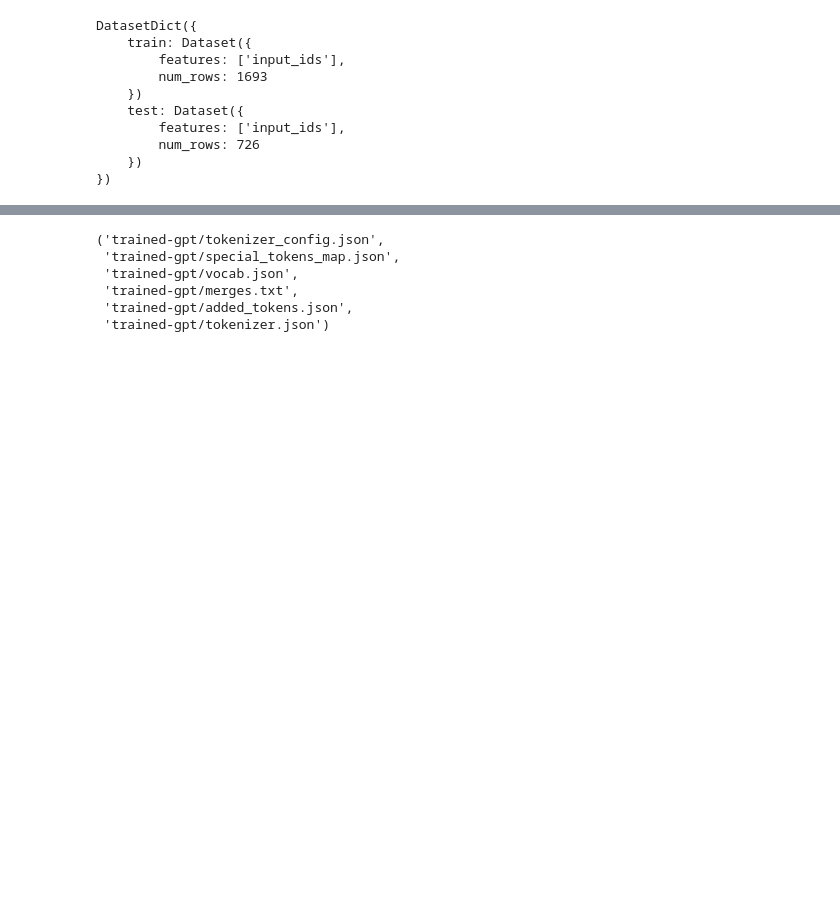
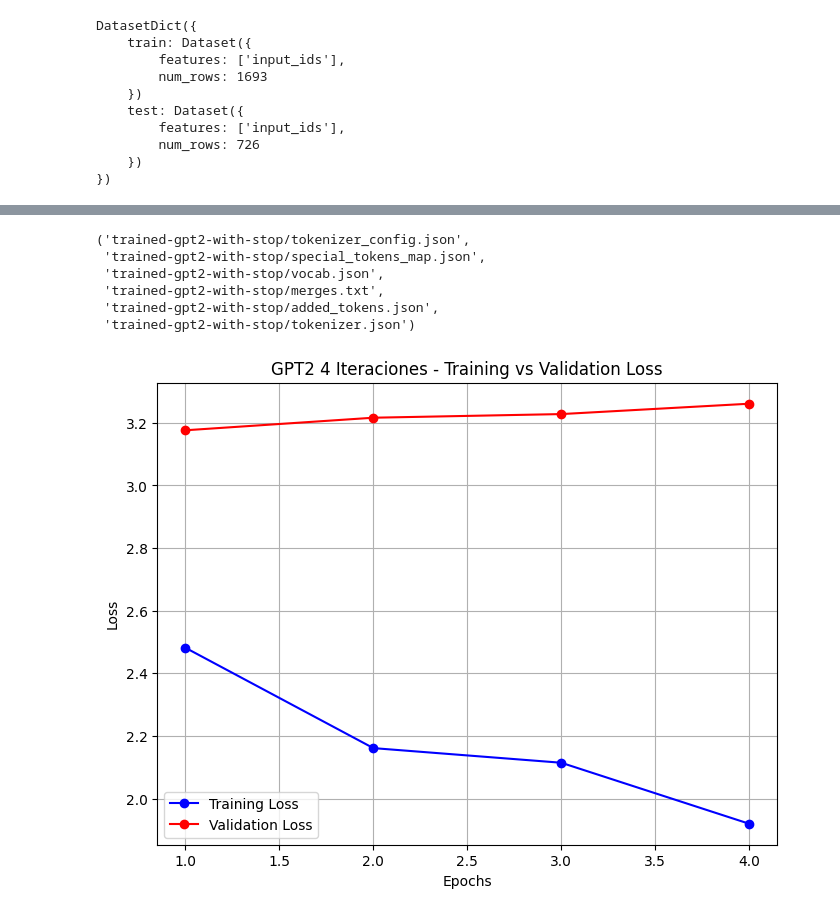
Before and after one commit to LeandroLopez013/Generacion-de-comentarios-humoristicos-con-gpt-2, a Jupyter notebook: fine_tuning.ipynb, the cells around one changed output, grey strips where cells are left out. Drawn from its saved outputs; the diff is of its cells as text; code cells hidden in the pictures; blank space fills up the shorter version.

```diff
--- a/fine_tuning.ipynb
+++ b/fine_tuning.ipynb
@@ -185,13 +202,13 @@ TrainOutput(global_step=3180, training_loss=2.3304054716098235, metrics={'train_
 # %%
 # Guardamos el modelo (solo correr si se vuelve a entrenar el modelo)
-trainer.save_model('trained-gpt')
-tokenizer.save_pretrained('trained-gpt')
+#trainer.save_model('trained-gpt2-with-stop')
+#tokenizer.save_pretrained('trained-gpt2-with-stop')
 # %% [output]
-('trained-gpt/tokenizer_config.json',
- 'trained-gpt/special_tokens_map.json',
- 'trained-gpt/vocab.json',
- 'trained-gpt/merges.txt',
- 'trained-gpt/added_tokens.json',
- 'trained-gpt/tokenizer.json')
+('trained-gpt2-with-stop/tokenizer_config.json',
+ 'trained-gpt2-with-stop/special_tokens_map.json',
+ 'trained-gpt2-with-stop/vocab.json',
+ 'trained-gpt2-with-stop/merges.txt',
+ 'trained-gpt2-with-stop/added_tokens.json',
+ 'trained-gpt2-with-stop/tokenizer.json')
 # %%
 # Correr para cargar el modelo pre-entrenado
@@ -202,0 +217,35 @@ best = 10
+# %%
+# Datos
+epochs = [1, 2, 3, 4]
+training_loss = [2.481500, 2.161100, 2.114400, 1.919600]
+validation_loss = [3.176255, 3.216372, 3.227968, 3.261066]
+
+epochs2 = list(range(1, 16))
+training_loss2 = [3.347200, 2.896200, 2.597600, 2.349400, 2.134900, 1.937500,
+                     1.777700, 1.640100, 1.513900, 1.421800, 1.334000, 1.273000,
+                     1.222700, 1.180900, 1.168000]
+validation_loss2 = [3.188109, 3.147020, 3.147712, 3.170731, 3.194566, 3.222896,
+                       3.257123, 3.285432, 3.307516, 3.334086, 3.355662, 3.369654,
+                       3.382810, 3.388117, 3.391587]
+
+def plot(epochs, training_loss, validation_loss, title:str):
+    plt.figure(figsize=(8, 6))
+    plt.plot(epochs, training_loss, label='Training Loss', marker='o', color='blue')
+    plt.plot(epochs, validation_loss,
+             label='Validation Loss', marker='o', color='red')
+
+    # Etiquetas y Título
+    plt.xlabel('Epochs')
+    plt.ylabel('Loss')
+    plt.title(f'{title} - Training vs Validation Loss')
+
+    # Leyenda
+    plt.legend()
+
+    # Mostrar el gráfico
+    plt.grid(True)
+    plt.show()
+# %%
+plot(epochs, training_loss, validation_loss, 'GPT2 4 Iteraciones')
+# %% [output]
+[figure, added]
```
Also changed, not shown: parts of 20 cells of this notebook, 1 other file.
